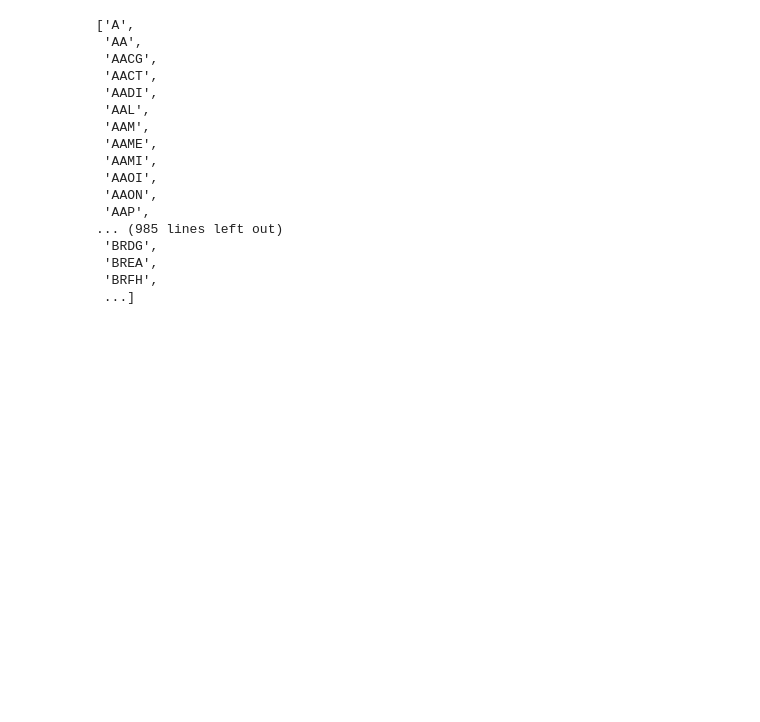
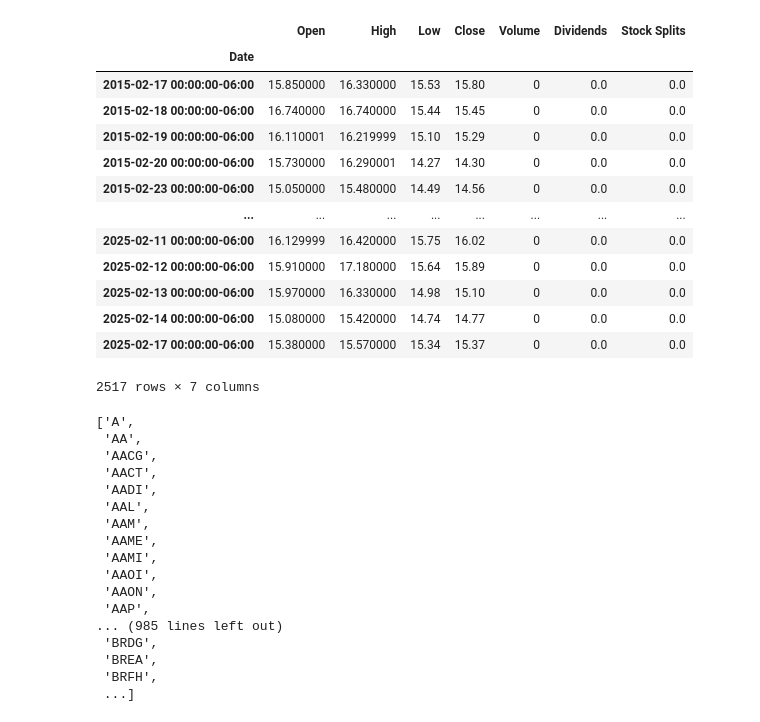
Before and after one commit to GingerEatNoVeg/ESE527, a Jupyter notebook: data_acquisition.ipynb, the cells around one changed output. Saved outputs shown, nothing was run; the diff lists cells and outputs as text; code cells hidden in the pictures; blank space fills up the shorter version.

Commit message:
index acquisition added

```diff
--- a/data_acquisition.ipynb
+++ b/data_acquisition.ipynb
@@ -13,6 +13,37 @@ import pandas as pd
 # Search: quotes and news from search
 # Sector and Industry: sector and industry information
 # EquityQuery and Screener: build query to screen market
+# %%
+# VIX data aquisition
+vix = yf.Ticker("^VIX")
+vix_data = vix.history(period="10y")
+vix_data
+
+# Other Index Tickers (Use VIX as example)
+'''
+S&P 500 → ^GSPC
+Dow Jones Industrial Average → ^DJI
+Nasdaq Composite → ^IXIC
+Russell 2000 → ^RUT
+Nikkei 225 → ^N225
+Shanghai Composite Index → 000001.SS
+Hang Seng Index → ^HSI
+'''
+# %% [output]
+|  | Open | High | Low | Close | Volume | Dividends | Stock Splits |
+| Date |  |  |  |  |  |  |  |
+| 2015-02-17 00:00:00-06:00 | 15.850000 | 16.330000 | 15.53 | 15.80 | 0 | 0.0 | 0.0 |
+| 2015-02-18 00:00:00-06:00 | 16.740000 | 16.740000 | 15.44 | 15.45 | 0 | 0.0 | 0.0 |
+| 2015-02-19 00:00:00-06:00 | 16.110001 | 16.219999 | 15.10 | 15.29 | 0 | 0.0 | 0.0 |
+| 2015-02-20 00:00:00-06:00 | 15.730000 | 16.290001 | 14.27 | 14.30 | 0 | 0.0 | 0.0 |
+| 2015-02-23 00:00:00-06:00 | 15.050000 | 15.480000 | 14.49 | 14.56 | 0 | 0.0 | 0.0 |
+| ... | ... | ... | ... | ... | ... | ... | ... |
+| 2025-02-11 00:00:00-06:00 | 16.129999 | 16.420000 | 15.75 | 16.02 | 0 | 0.0 | 0.0 |
+| 2025-02-12 00:00:00-06:00 | 15.910000 | 17.180000 | 15.64 | 15.89 | 0 | 0.0 | 0.0 |
+| 2025-02-13 00:00:00-06:00 | 15.970000 | 16.330000 | 14.98 | 15.10 | 0 | 0.0 | 0.0 |
+| 2025-02-14 00:00:00-06:00 | 15.080000 | 15.420000 | 14.74 | 14.77 | 0 | 0.0 | 0.0 |
+| 2025-02-17 00:00:00-06:00 | 15.380000 | 15.570000 | 15.34 | 15.37 | 0 | 0.0 | 0.0 |
+2517 rows × 7 columns
 # %%
 nasdaq_screener = pd.read_csv("nasdaq_screener.csv")
 ticker_symbol_list = list(nasdaq_screener["Symbol"])
```
